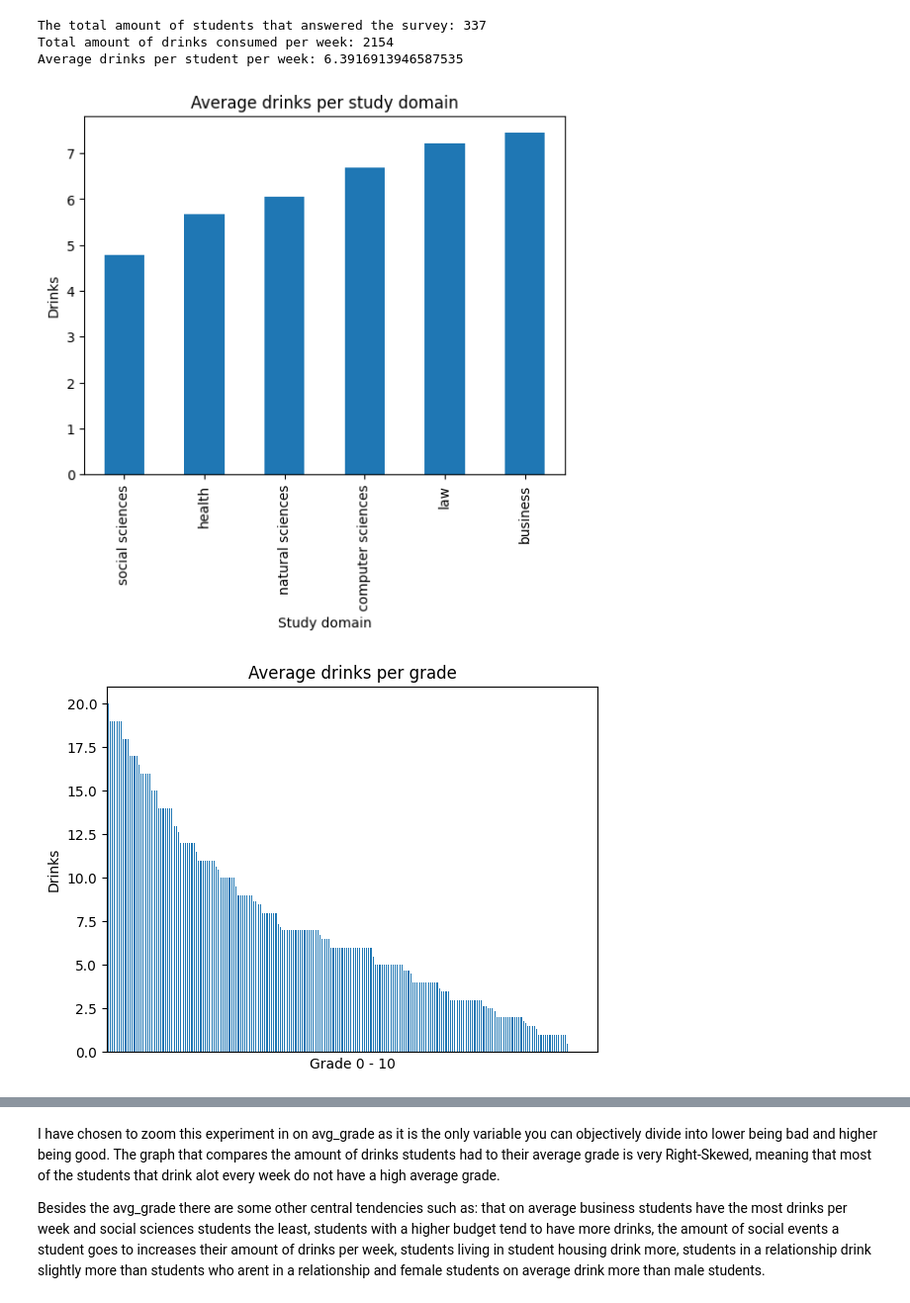
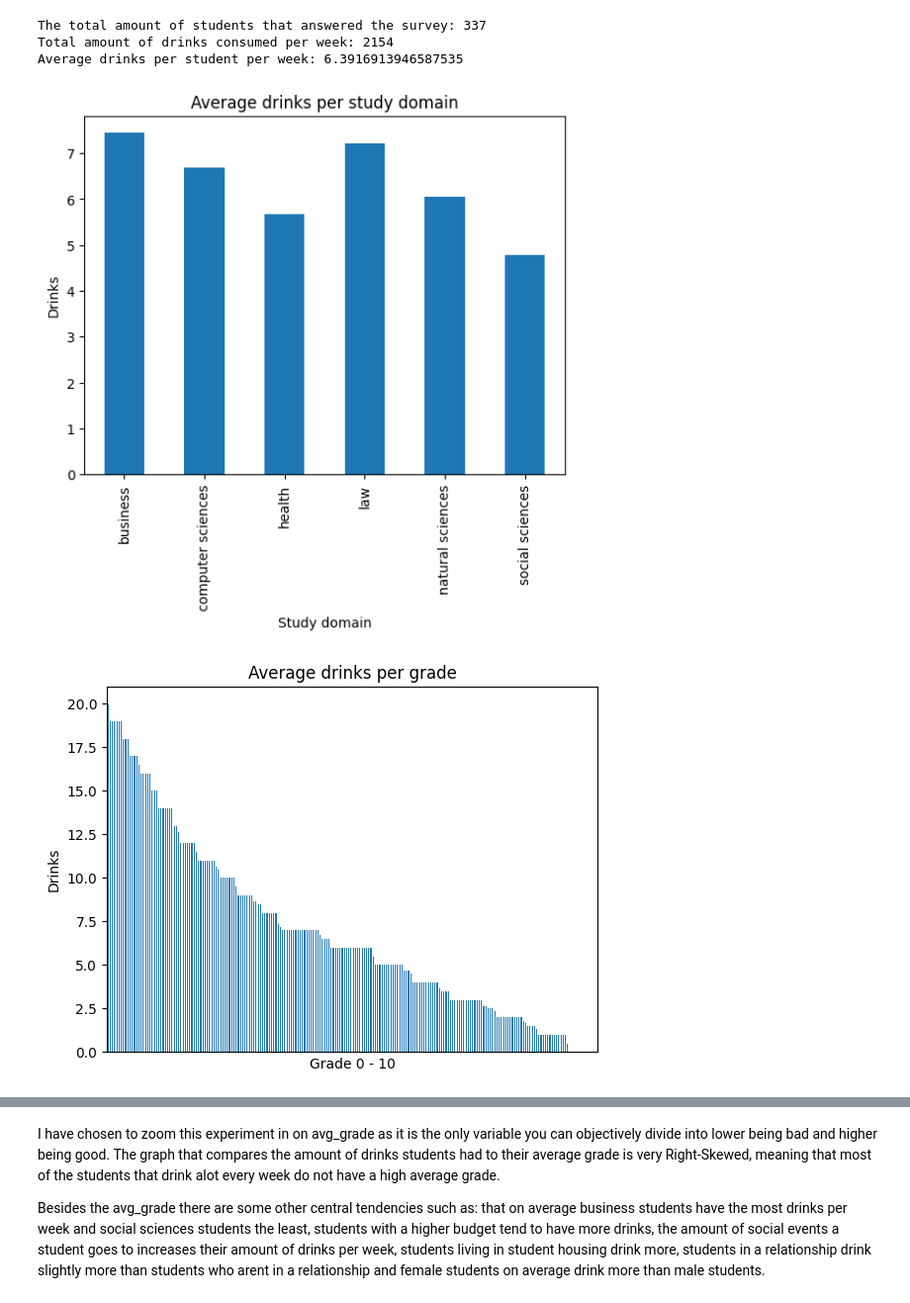
Before and after one commit to Kianvnh/TEST, a Jupyter notebook: Math/Resit math/Resit math Kian van Nieuwenhoven 1672182.ipynb, the cells around one changed output, grey strips where cells are left out. Shown at 99% size. Cells and saved outputs as stored; diff of their text form; code cells hidden in the pictures.

```diff
--- a/Math/Resit math/Resit math Kian van Nieuwenhoven 1672182.ipynb
+++ b/Math/Resit math/Resit math Kian van Nieuwenhoven 1672182.ipynb
@@ -45,8 +45,8 @@ Total amount of drinks consumed per week: 2154
 Average drinks per student per week: 6.3916913946587535
 # %%
 average_drinks_per_domain = df.groupby('study_domain')['drinks'].mean()
-drinks_domain_sorted = average_drinks_per_domain.sort_values(ascending=True)
-drinks_domain_sorted.plot(kind='bar', title='Average drinks per study domain', xlabel='Study domain', ylabel='Drinks')
+#drinks_domain_sorted = average_drinks_per_domain.sort_values(ascending=True)
+average_drinks_per_domain.plot(kind='bar', title='Average drinks per study domain', xlabel='Study domain', ylabel='Drinks')
 plt.show()
  #drinks per domain
 
@@ -58,34 +58,34 @@ plt.show()
  #drinks per domain
 
 average_drinks_per_gender = df.groupby('gender')['drinks'].mean()
 average_drinks_per_gender.plot(kind='bar', title='Average drinks per gender', xlabel='Gender', ylabel='Drinks')
 plt.show()
 #drinks per gender
 
 average_drinks_per_housing = df.groupby('housing')['drinks'].mean()
 average_drinks_per_housing.plot(kind='bar', title='Average drinks per housing situation', xlabel='Housing situation', ylabel='Drinks')
 plt.show()
 #Average drinks per housing situation
 
 average_drinks_per_budget = df.groupby('budget')['drinks'].mean()
 average_drinks_per_budget.plot(kind='bar', title='Average drinks per budget', xlabel='Budget', ylabel='Drinks')
 plt.show()
 #Average drinks based on budget
 
 average_drinks_per_relationship = df.groupby('relationship')['drinks'].mean()
 average_drinks_per_relationship.plot(kind='bar', title='Average drinks based on being in a romantical relationship', xlabel='Relationship status', ylabel='Drinks')
 plt.show()
 
 average_drinks_per_social_events = df.groupby('social_events')['drinks'].mean()
 average_drinks_per_social_events.plot(kind='bar', title='Average drinks based on the amount of social events attended', xlabel='social events', ylabel='Drinks')
 plt.show()
 
 
 
 
 #i used .mean() because the for example studies do not have the same amount of students
 # %% [output]
-[figure, old version]
+[figure, new version]
 [figure]
 [figure]
 [figure]
```
Also changed, not shown: parts of 8 cells of this notebook.
